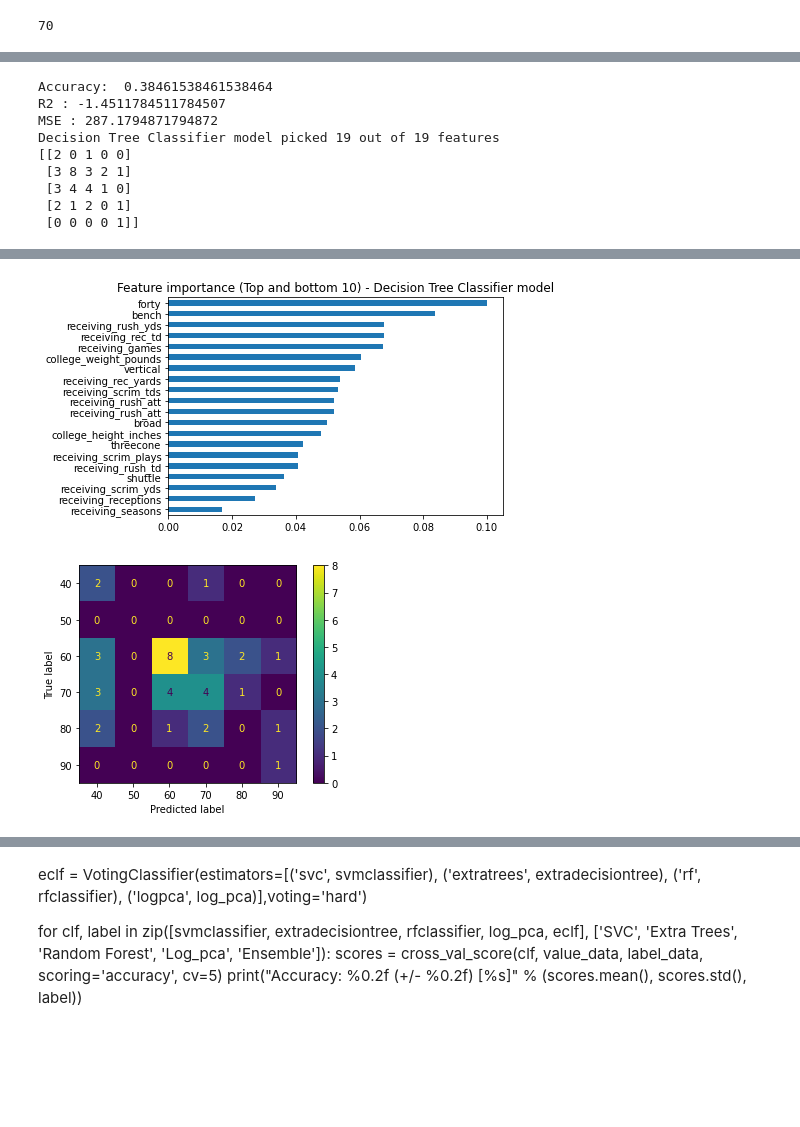
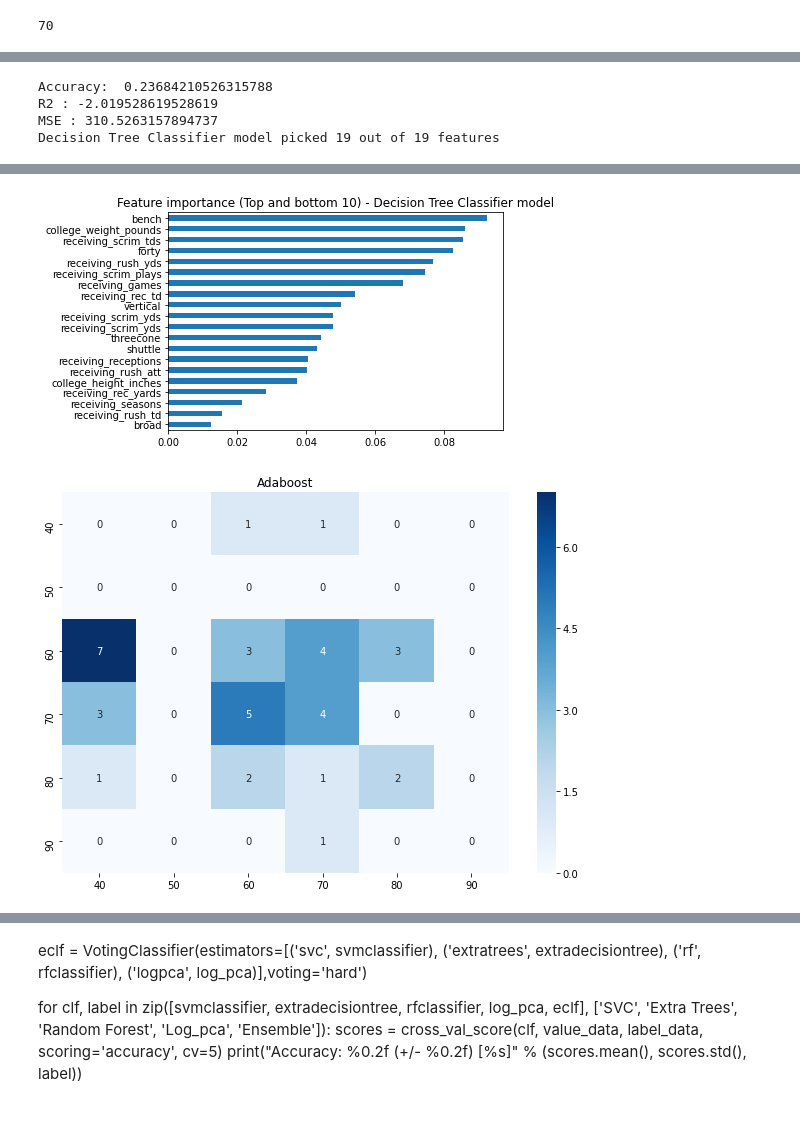
Before and after one commit to mmcelhan/nfl_capstone, a Jupyter notebook: ML/WRML_Model.ipynb, the cells around one changed output, grey strips where cells are left out. Cells and saved outputs as stored; diff of their text form; code cells hidden in the pictures; blank space fills up the shorter version.

Commit message:
updated models

```diff
--- a/ML/WRML_Model.ipynb
+++ b/ML/WRML_Model.ipynb
@@ -101,12 +145,17 @@ none_dict = {'espn_id': 0,
     'home_city': 'No City',
     'home_state': 'No State',
     'home_country': 'USA',
-    'forty': 0,
-    'vertical': 0,
-    'bench': 0,
-    'broad': 0,
-    'threecone': 0,
-    'shuttle': 0,
+    'forty': dataset['forty'].mean(),
+    'vertical': dataset['vertical'].mean(),
+    'bench': dataset['bench'].mean(),
+    'broad': dataset['broad'].mean(),
+    'threecone': dataset['threecone'].mean(),
+    'shuttle': dataset['shuttle'].mean(),
+    'football_spending': dataset['shuttle'].mean(),
+    'coaches_salaries': dataset['shuttle'].mean(),
+    'ticket_sales': dataset['shuttle'].mean(),
+    'poverty_pct': dataset['shuttle'].mean(),
+    'med_income': dataset['shuttle'].mean(),
     'max_madden': dataset['max_madden'].min() - 10,
     'forty_zscore': dataset['forty_zscore'].mean(),
     'vertical_zscore': dataset['vertical_zscore'].mean(),
@@ -402,4 +451,23 @@ def plot_it(y_train, y_valid, model_title):
     plt.plot([10.5, 13.5], [10.5, 13.5], c = "red")
     plt.show()
 
+def print_results(true_val, predict_val):
+    print('Accuracy:  ' + str(accuracy_score(true_val, predict_val)))
+    print('R2 : ' + str(r2_score(true_val, predict_val)))
+    print('MSE : ' + str(mean_squared_error(true_val, predict_val)))
+
+
+def plot_confusion(mat, model):
+
+    array = mat
+    df_cm = pd.DataFrame(array, index = [i for i in class_names],
+                      columns = [i for i in class_names])
+    plt.figure(figsize = (10,7))
+    plt.title(model)
+    sn.heatmap(df_cm, annot=True, cmap="Blues")
+
+
+#https://stackoverflow.com/questions/35572000/how-can-i-plot-a-confusion-matrix
+
+
 class_names = [40, 50, 60, 70, 80, 90]
@@ -692,20 +722,13 @@ from sklearn import tree
 decisiontree = DecisionTreeClassifier(max_depth = 100)
 decisiontree.fit(X_train, Y_train)
 madden_predict = decisiontree.predict(X_validation)
-print('Accuracy:  ' + str(accuracy_score(Y_validation, madden_predict)))
-print('R2 : ' + str(r2_score(Y_validation, madden_predict)))
-print('MSE : ' + str(mean_squared_error(Y_validation, madden_predict)))
+print_results(Y_validation, madden_predict)
 plot_feat_import(decisiontree.feature_importances_, 'Decision Tree Classifier')
-print(confusion_matrix(Y_validation, madden_predict))
-plot_confusion_matrix(decisiontree, X_validation, Y_validation, labels = class_names)
+mat = confusion_matrix(Y_validation, madden_predict, labels = class_names)
+plot_confusion(mat, 'Adaboost')
 result_df_viz(result_df, madden_predict, 'Decision_Tree_Class')
 # %% [output]
-Accuracy:  0.38461538461538464
-R2 : -1.4511784511784507
-MSE : 287.1794871794872
+Accuracy:  0.23684210526315788
+R2 : -2.019528619528619
+MSE : 310.5263157894737
 Decision Tree Classifier model picked 19 out of 19 features
-[[2 0 1 0 0]
- [3 8 3 2 1]
- [3 4 4 1 0]
- [2 1 2 0 1]
- [0 0 0 0 1]]
@@ -730,5 +753,5 @@ Decision Tree Classifier model picked 19 out of 19 features
-[figure, old version]
+[figure, new version]
-[figure, old version]
+[figure, new version]
 # %%
 #Extra Tree
 
```
Also changed, not shown: parts of 26 cells of this notebook, 1 other file.
